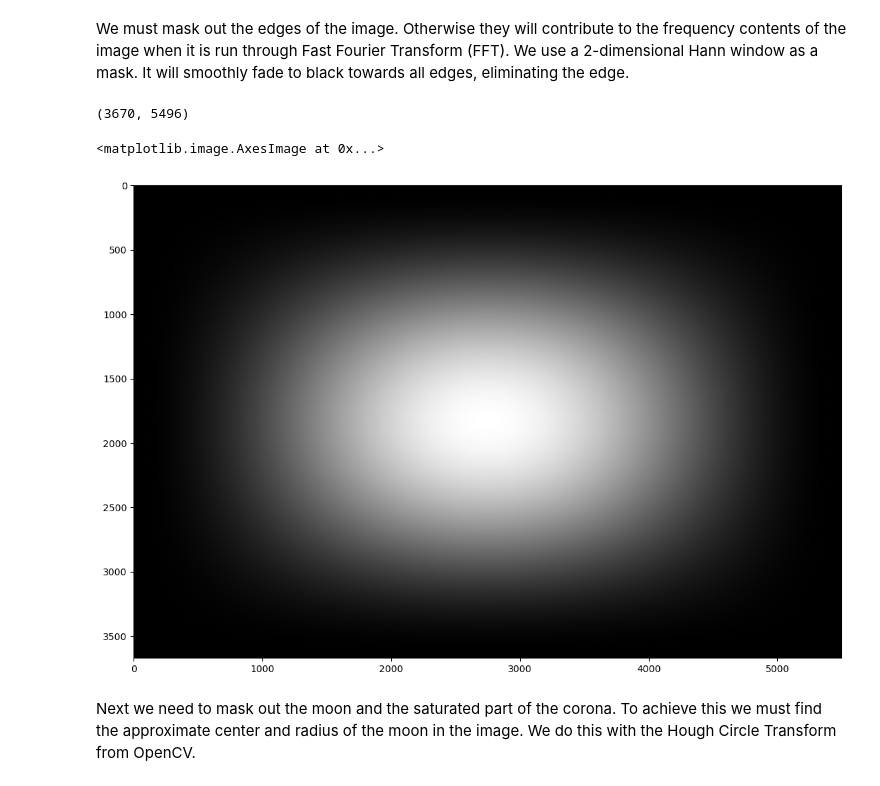
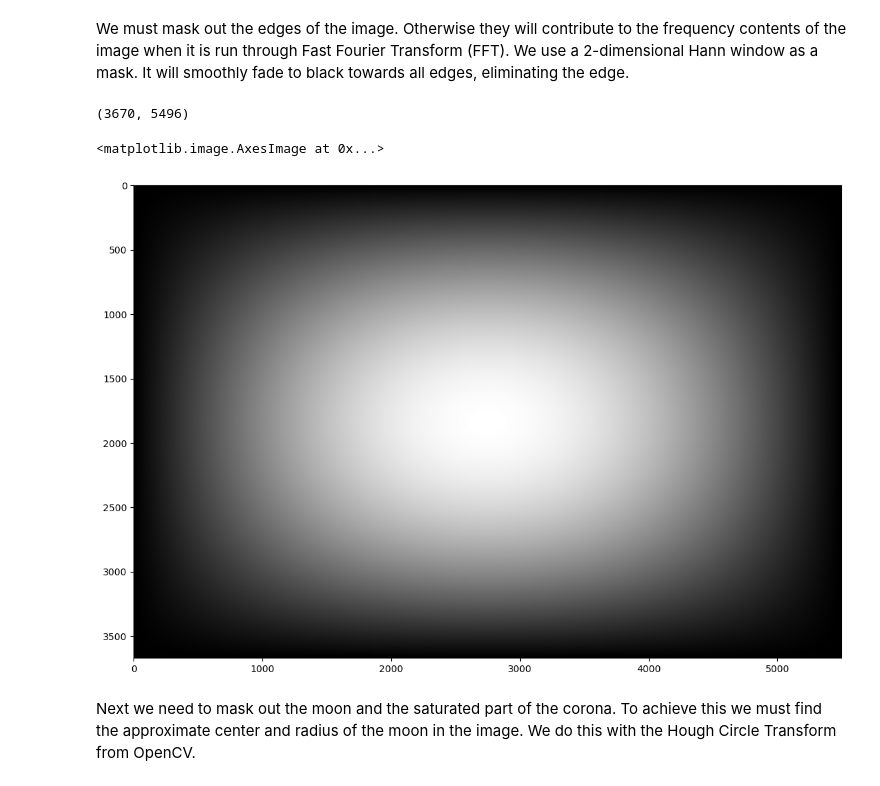
Before and after one commit to naavis/eclipsetools, a Jupyter notebook: notebooks/image-filtering-and-masking.ipynb, the cells around one changed output. Cells and saved outputs as stored; diff of their text form; code cells hidden in the pictures.

```diff
--- a/notebooks/image-filtering-and-masking.ipynb
+++ b/notebooks/image-filtering-and-masking.ipynb
@@ -21,15 +21,15 @@ image_gray = np.mean(raw_image, axis=2)
 # %% [markdown]
 We must mask out the edges of the image. Otherwise they will contribute to the frequency contents of the image when it is run through Fast Fourier Transform (FFT). We use a 2-dimensional Hann window as a mask. It will smoothly fade to black towards all edges, eliminating the edge.
 # %%
-from scipy.signal.windows import hann
+import cv2
 
-window = np.outer(hann(raw_image.shape[0]), hann(raw_image.shape[1]))
+window = cv2.createHanningWindow(image_gray.shape[::-1], cv2.CV_32F)
 print(window.shape)
 plt.imshow(window, cmap='gray', vmin=0, vmax=1)
 # %% [output]
 (3670, 5496)
 <matplotlib.image.AxesImage at 0x...>
-[figure, old version]
+[figure, new version]
 # %% [markdown]
 Next we need to mask out the moon and the saturated part of the corona. To achieve this we must find the approximate center and radius of the moon in the image. We do this with the Hough Circle Transform from OpenCV.
 # %%
```
Also changed, not shown: parts of 1 cell of this notebook, 2 other files.
